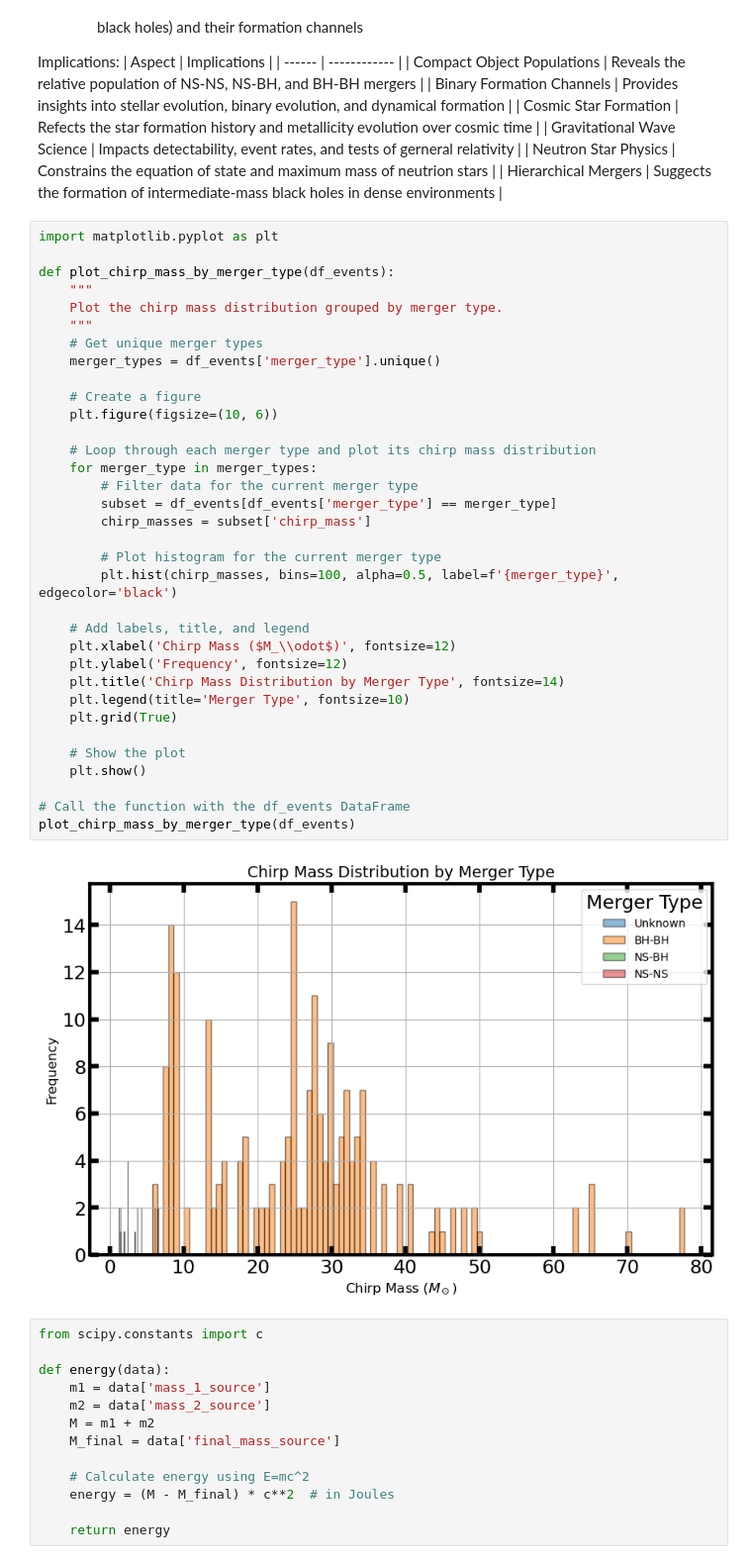
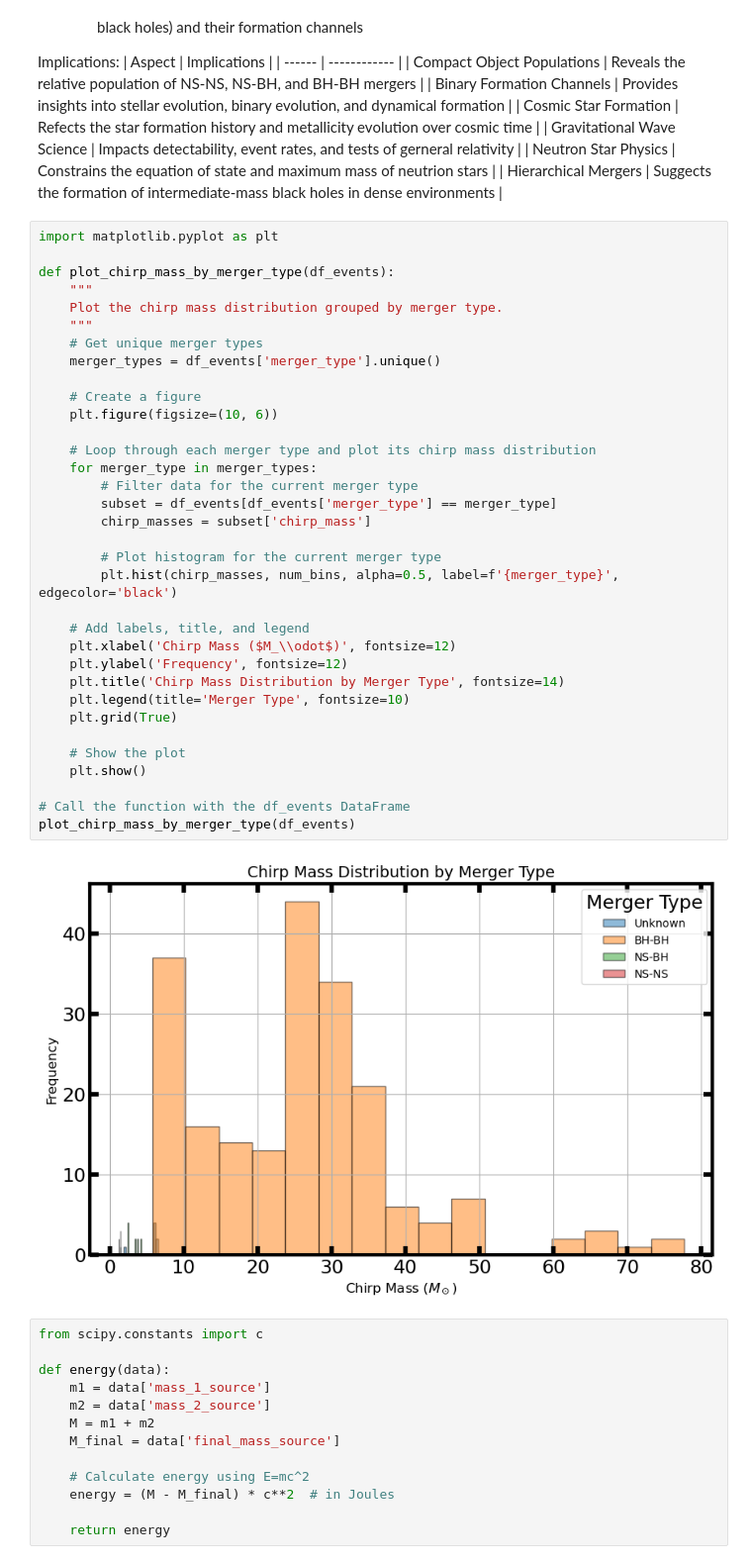
Before and after one commit to leighharwell/G-Waves, a Jupyter notebook: G-Waves.ipynb, the cells around one changed output. Shown: that part at 99% size. Drawn from its saved outputs; the diff is of its cells as text.

Commit message:
saved graphs

```diff
--- a/G-Waves.ipynb
+++ b/G-Waves.ipynb
@@ -373,35 +373,35 @@ def plot_chirp_mass_by_merger_type(df_events):
     """
     Plot the chirp mass distribution grouped by merger type.
     """
     # Get unique merger types
     merger_types = df_events['merger_type'].unique()
 
     # Create a figure
     plt.figure(figsize=(10, 6))
 
     # Loop through each merger type and plot its chirp mass distribution
     for merger_type in merger_types:
         # Filter data for the current merger type
         subset = df_events[df_events['merger_type'] == merger_type]
         chirp_masses = subset['chirp_mass']
 
         # Plot histogram for the current merger type
-        plt.hist(chirp_masses, bins=100, alpha=0.5, label=f'{merger_type}', edgecolor='black')
+        plt.hist(chirp_masses, num_bins, alpha=0.5, label=f'{merger_type}', edgecolor='black')
 
     # Add labels, title, and legend
     plt.xlabel('Chirp Mass ($M_\\odot$)', fontsize=12)
     plt.ylabel('Frequency', fontsize=12)
     plt.title('Chirp Mass Distribution by Merger Type', fontsize=14)
     plt.legend(title='Merger Type', fontsize=10)
     plt.grid(True)
 
     # Show the plot
     plt.show()
 
 # Call the function with the df_events DataFrame
 plot_chirp_mass_by_merger_type(df_events)
 # %% [output]
-[figure, old version]
+[figure, new version]
 # %%
 from scipy.constants import c
 
```
Also changed, not shown: parts of 1 cell of this notebook, 5 other files.
